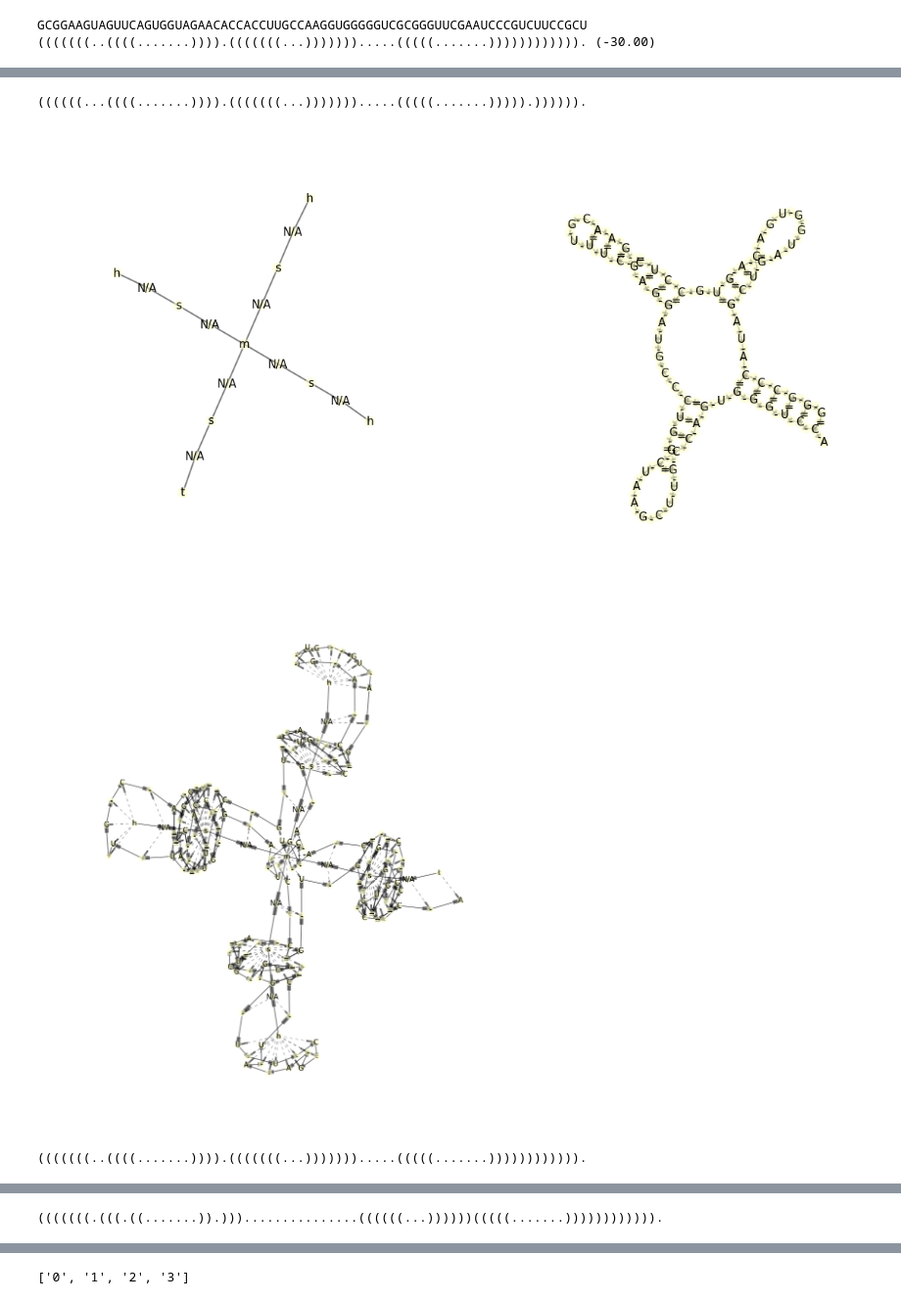
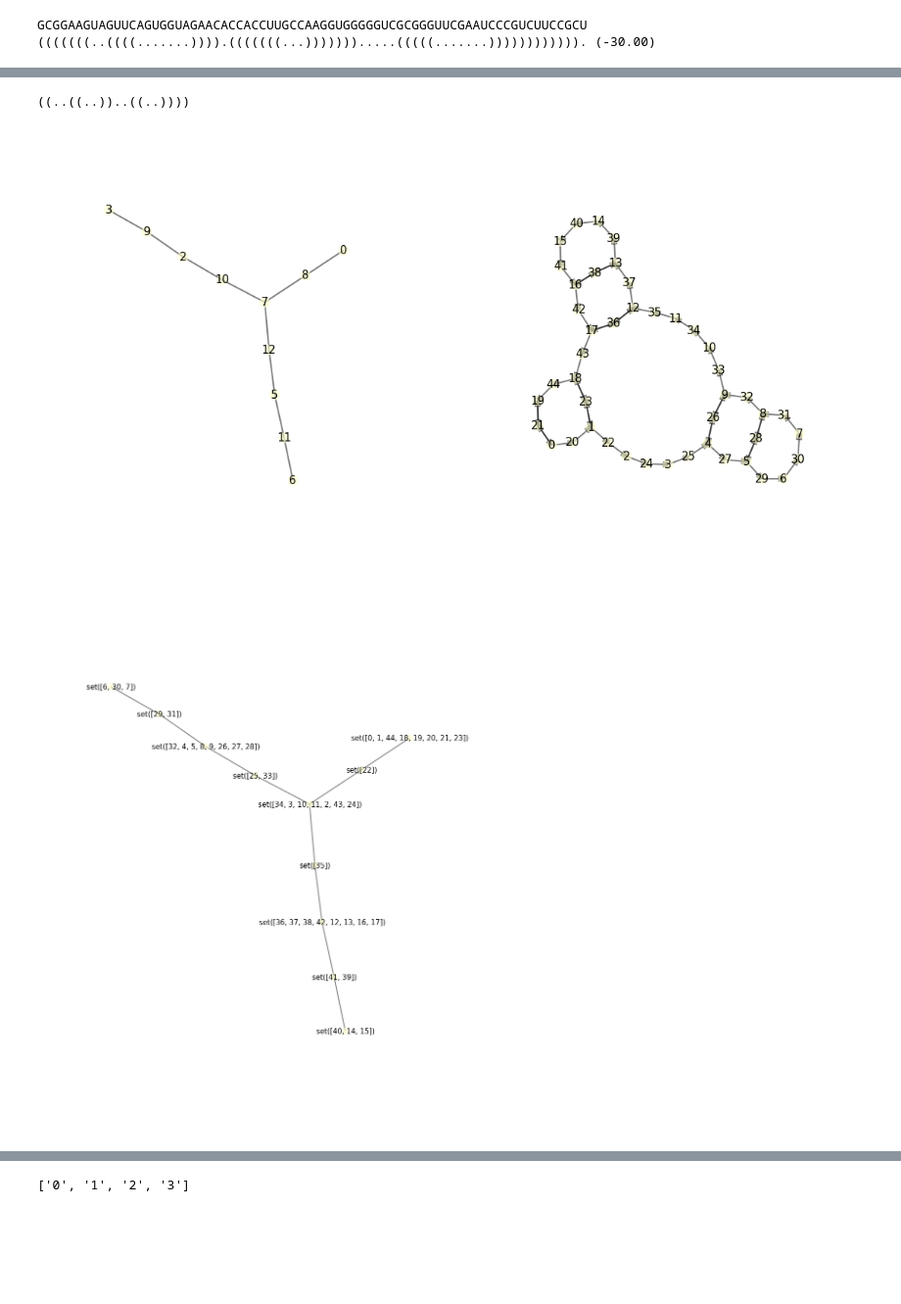
Before and after one commit to fabriziocosta/GraphLearn, a Jupyter notebook: example/testing_new_abstraction.ipynb, the cells around one changed output, grey strips where cells are left out. Shown at 98% size. Cells and saved outputs as stored; diff of their text form; code cells hidden in the pictures; blank space fills up the shorter version.

Commit message:
made changes so grammar can be trained on forgi graphs.. there is still a little problem with those ugly edge nodes though

```diff
--- a/example/testing_new_abstraction.ipynb
+++ b/example/testing_new_abstraction.ipynb
@@ -261,9 +228,7 @@ for a in itertools.islice(feedme(3),3):
 import graphlearn.abstract_graphs.forgi.bulge_graph as lol
 import itertools
 rez=[]
-for name,seq,struct in itertools.islice(feedme(s),5):
-
-
+for name,seq,struct in itertools.islice(feedme(3),5):
     print name,seq,struct
     # get forgi string
     bg = lol.BulgeGraph()
@@ -348,38 +305,35 @@ def create_nesting(astr,graph):
 
 import eden.converter.rna as conv
 from eden.graph import Vectorizer
 
 import graphlearn.abstract_graphs.rnasampler as rna
 v=Vectorizer()
 
 for g,se,st in rez:
     print st
 
     # create a base_graph , expand
     base_graph=conv.sequence_dotbracket_to_graph(seq_info=se, seq_struct=st)
     bg=v._edge_to_vertex_transform(base_graph)
 
 
     # expand abstract graph as well
     g=v._edge_to_vertex_transform(g)
 
     #connect edges to nodes in the abstract graph
     g=ubersamplers_edge_parent_finder(g,bg)
 
 
     # make base graph directed
     bg=rna.expanded_rna_graph_to_digraph(bg)
 
     # merge the abstract and the real graph
     nested_graph=create_nesting(g,bg)
 
-
-
     # draw
-    draw.graphlearn_draw([g,bg],size=10, contract=False)
-    draw.graphlearn_draw(nested_graph,size=20, contract=False)
+    draw.graphlearn_draw([g,bg],size=10, contract=False,vertex_label='id')
+    draw.graphlearn_draw(g,size=20, contract=False,vertex_label='contracted')
 # %% [output]
-((((((...((((.......)))).(((((((...))))))).....(((((.......))))).)))))).
+((..((..))..((..))))
-[figure, old version]
+[figure, new version]
-[figure, old version]
+[figure, new version]
-(((((((..((((.......)))).(((((((...))))))).....(((((.......)))))))))))).
@@ -388 +339,0 @@ for g,se,st in rez:
-(((((((.(((.((.......)).)))...............((((((...))))))(((((.......)))))))))))).
```
Also changed, not shown: parts of 7 cells of this notebook, 5 other files.
